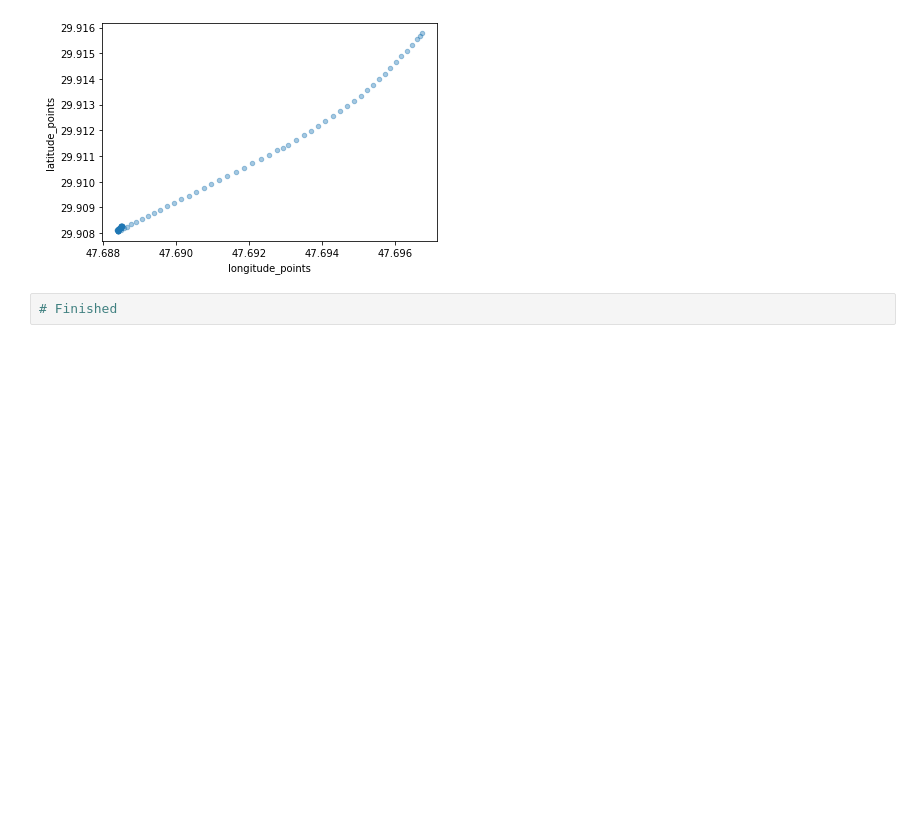
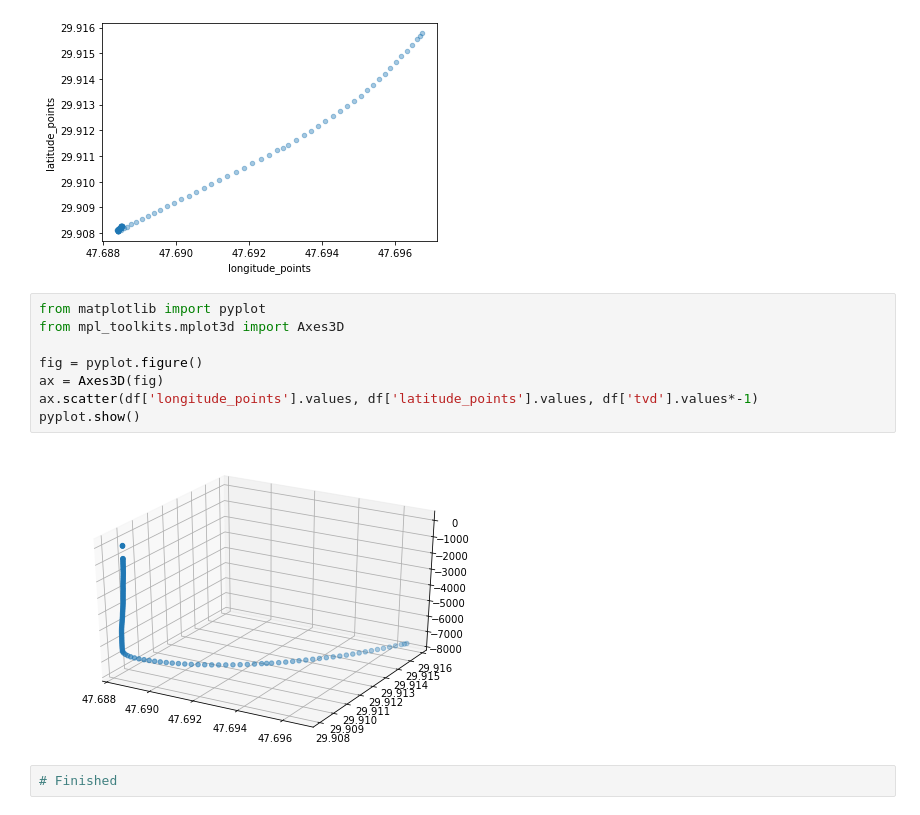
Before and after one commit to bpamos/welltrajconvert, a Jupyter notebook: notebook/Calculate Wellbore Trajectory.ipynb, the cells around one changed output. Drawn from its saved outputs; the diff is of its cells as text; blank space fills up the shorter version.

```diff
--- a/notebook/Calculate Wellbore Trajectory.ipynb
+++ b/notebook/Calculate Wellbore Trajectory.ipynb
@@ -139,6 +137,16 @@ df.plot(kind="scatter", x="longitude_points", y="latitude_points", alpha=0.4)
 plt.show()
 # %% [output]
 [figure]
+# %%
+from matplotlib import pyplot
+from mpl_toolkits.mplot3d import Axes3D
+
+fig = pyplot.figure()
+ax = Axes3D(fig)
+ax.scatter(df['longitude_points'].values, df['latitude_points'].values, df['tvd'].values*-1)
+pyplot.show()
+# %% [output]
+[figure, added]
 # %%
 # Finished
 # %% [markdown]
```
Also changed, not shown: parts of 4 cells of this notebook.
